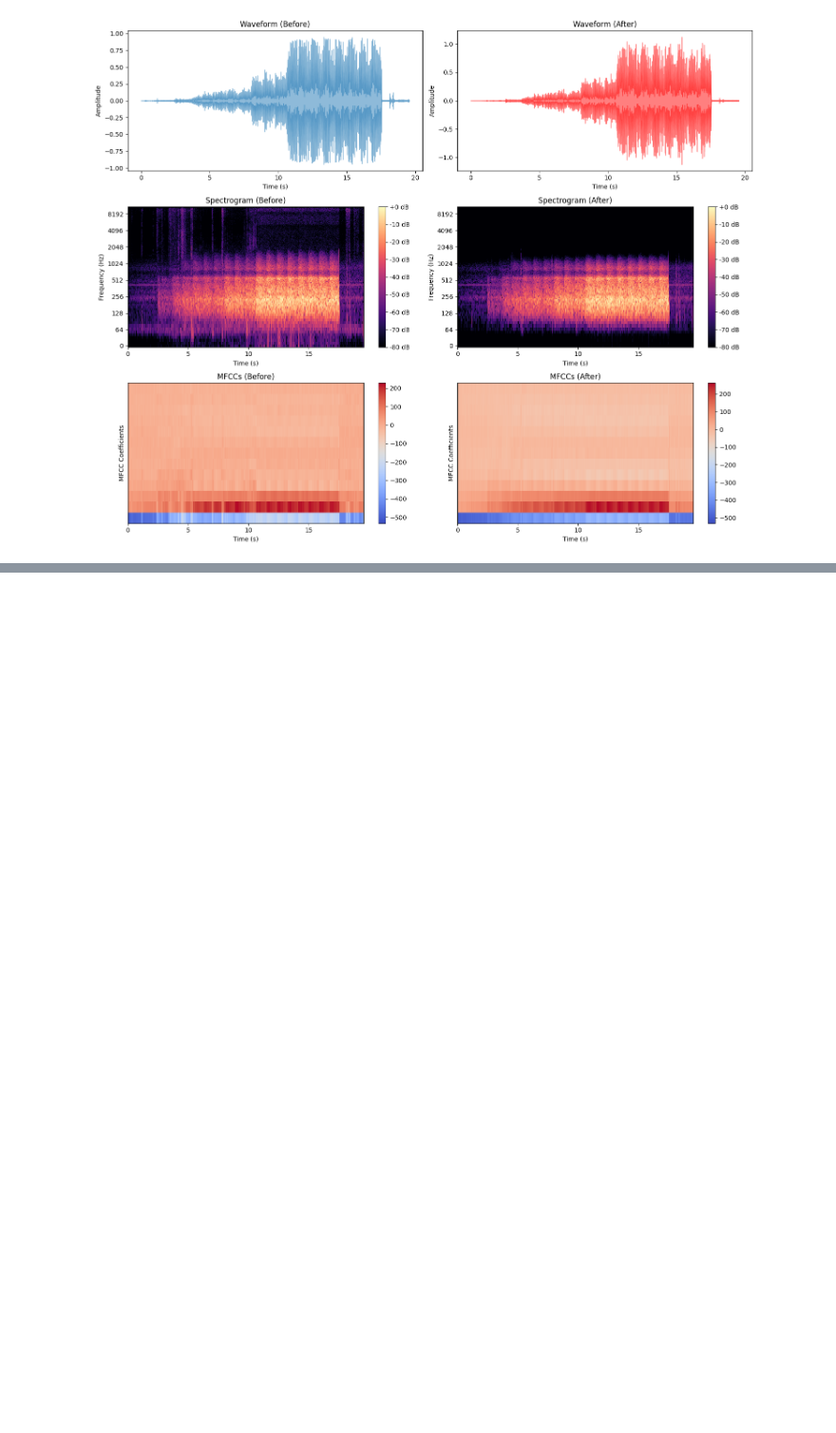
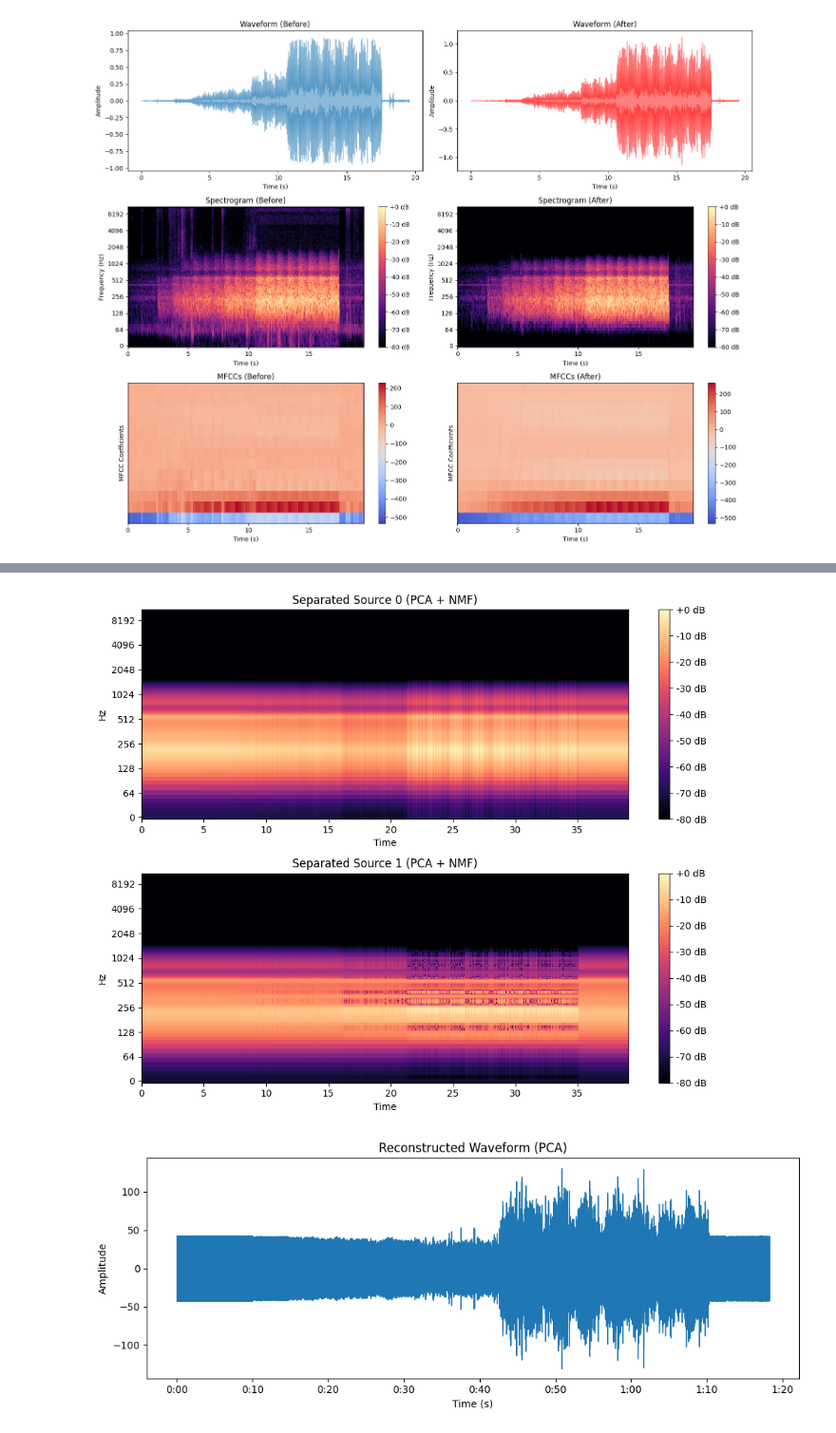
Before and after one commit to katsuhiro-wq/katsuhiro-wq, a Jupyter notebook: シャント音前処理と解析.ipynb, the cells around one changed output, grey strips where cells are left out. Shown at 95% size. Cells and saved outputs as stored; diff of their text form; code cells hidden in the pictures; blank space fills up the shorter version.

```diff
--- a/シャント音前処理と解析.ipynb
+++ b/シャント音前処理と解析.ipynb
@@ -174,0 +253,78 @@ plt.show()
+# %%
+import librosa
+import librosa.display
+import numpy as np
+import matplotlib.pyplot as plt
+from sklearn.decomposition import PCA, NMF
+from scipy.signal import get_window
+import soundfile as sf
+
+# 音声ファイルの読み込み
+y, sr = librosa.load('filtered_audio.wav')
+
+# 窓関数の設定
+window_type = 'hann'  # 窓関数の種類
+window_length = 1024  # 窓関数の長さ
+window = get_window(window_type, window_length)
+
+# STFTを用いてスペクトログラムを計算 (窓関数を適用)
+S = np.abs(librosa.stft(y, window=window_type, win_length=window_length))
+
+# PCAによる次元削減 (S.T を使用する)
+n_components_pca = 20  # PCAで削減する次元数
+pca = PCA(n_components=n_components_pca)
+S_reduced = pca.fit_transform(S.T) # Fit to S.T
+
+S_reduced = np.abs(S_reduced)
+
+# NMFによる音源分離 (S_reduced.T を使用する)
+n_components = 2  # 分離する音源の数
+model = NMF(n_components=n_components, init='random', random_state=0)
+# Apply NMF to the reduced data
+W = model.fit_transform(S_reduced)
+H = model.components_
+
+# 分離された音源のスペクトログラムを再構築 (PCAの逆変換も適用)
+# Reconstruct using reduced components and then inverse transform
+#S_separated = [pca.inverse_transform(W[:, i:i+1] @ H[i:i+1, :]).T for i in range(n_components)]
+S_separated = [pca.inverse_transform((W[:, i:i+1] @ H[i:i+1, :])).T for i in range(n_components)] #removed extra dimension
+
+
+# 各音源のスペクトログラムを逆STFTで時間領域信号に変換 (窓関数を適用)
+y_separated = [librosa.istft(S_i, window=window_type, win_length=window_length) for S_i in S_separated]
+
+# 分離された音源を保存
+for i, y_i in enumerate(y_separated):
+    sf.write(f'separated_source_pca_nmf_{i}.wav', y_i, sr)  # Use soundfile.write
+
+# 結果の表示 (スペクトログラム)
+plt.figure(figsize=(10, 8))
+for i, S_i in enumerate(S_separated):
+    plt.subplot(n_components, 1, i+1) # Use n_components for subplots
+    librosa.display.specshow(librosa.amplitude_to_db(S_i, ref=np.max), sr=sr, x_axis='time', y_axis='log')
+    plt.title(f'Separated Source {i} (PCA + NMF)')
+    plt.colorbar(format='%+2.0f dB')
+plt.tight_layout()
+plt.show()
+
+# 逆変換による波形の復元
+#y_reconstructed = pca.inverse_transform(y_reduced).reshape(-1)
+y_reconstructed = pca.inverse_transform(S_reduced).reshape(-1)
+
+
+# 波形の保存
+#librosa.output.write_wav('reconstructed_waveform_pca.wav', y_reconstructed, sr)
+sf.write('reconstructed_waveform_pca.wav', y_reconstructed, sr)
+
+
+# 波形の表示
+plt.figure(figsize=(10, 4))
+librosa.display.waveshow(y_reconstructed, sr=sr)
+plt.title('Reconstructed Waveform (PCA)')
+plt.xlabel('Time (s)')
+plt.ylabel('Amplitude')
+plt.tight_layout()
+plt.show()
+# %% [output]
+[figure, added]
+[figure, added]
```
Also changed, not shown: parts of 10 cells of this notebook.
